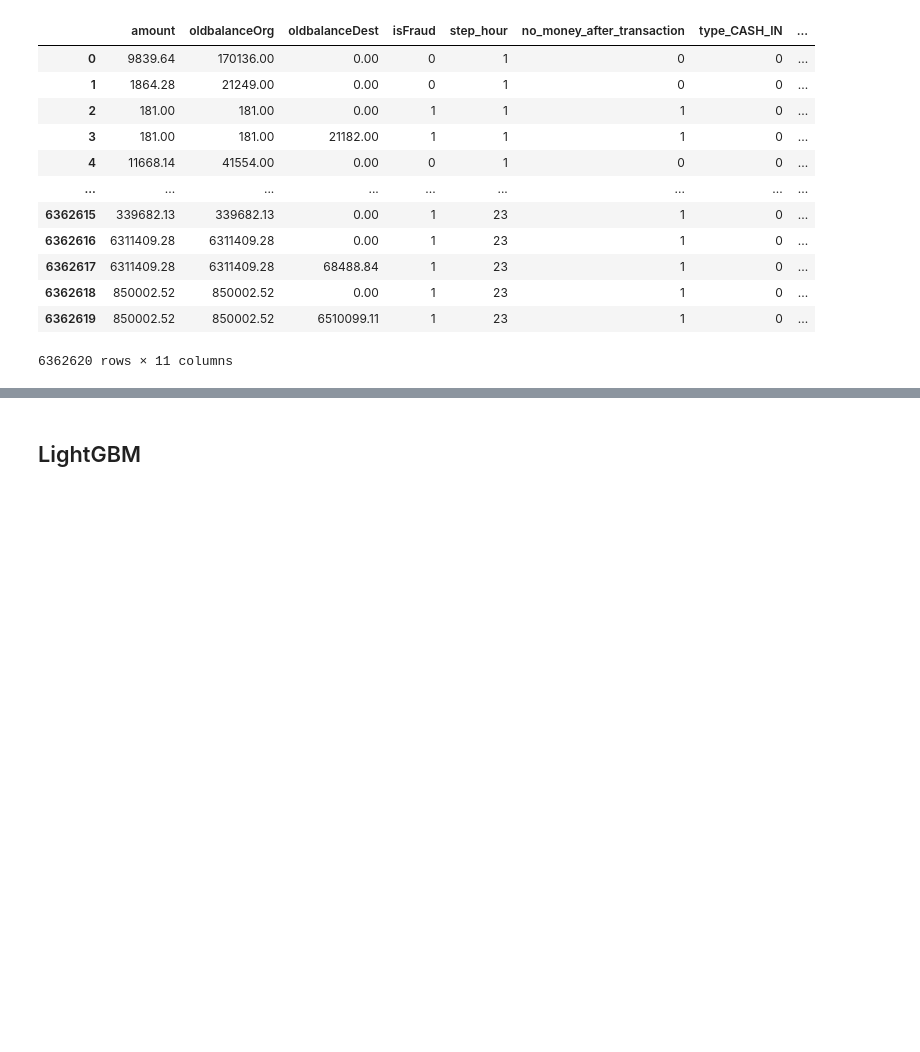
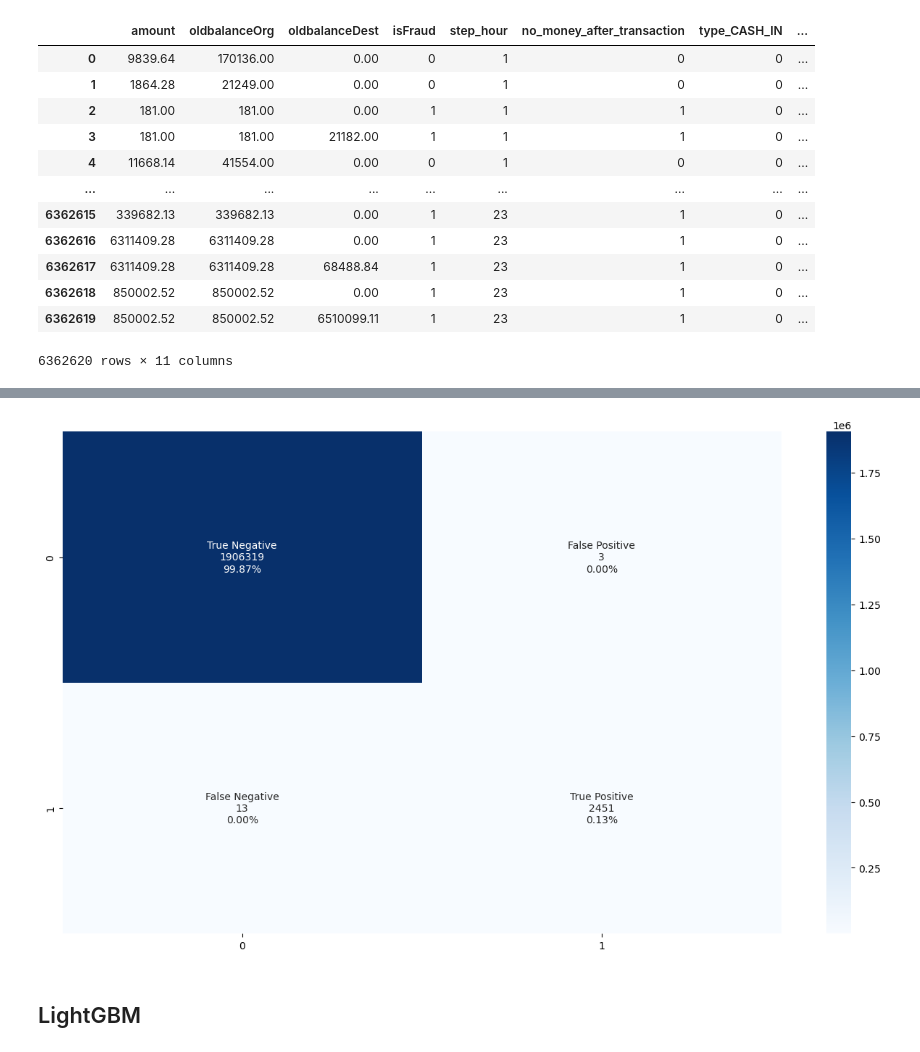
Before and after one commit to AndreNB1702/fraud-classifier, a Jupyter notebook: fraud-classifier.ipynb, the cells around one changed output, grey strips where cells are left out. Saved outputs shown, nothing was run; the diff lists cells and outputs as text; code cells hidden in the pictures; blank space fills up the shorter version.

```diff
--- a/fraud-classifier.ipynb
+++ b/fraud-classifier.ipynb
@@ -422,6 +434,10 @@ Recall Score: 99.47%
 F1 Score: 99.67%
 ROC AUC Score (test): 99.94%
 [figure]
+# %%
+confusion(xgb, X_test_ohe,y_test_ohe)
+# %% [output]
+[figure, added]
 # %% [markdown]
 ## LightGBM
 # %%
```
Also changed, not shown: parts of 23 cells of this notebook.
